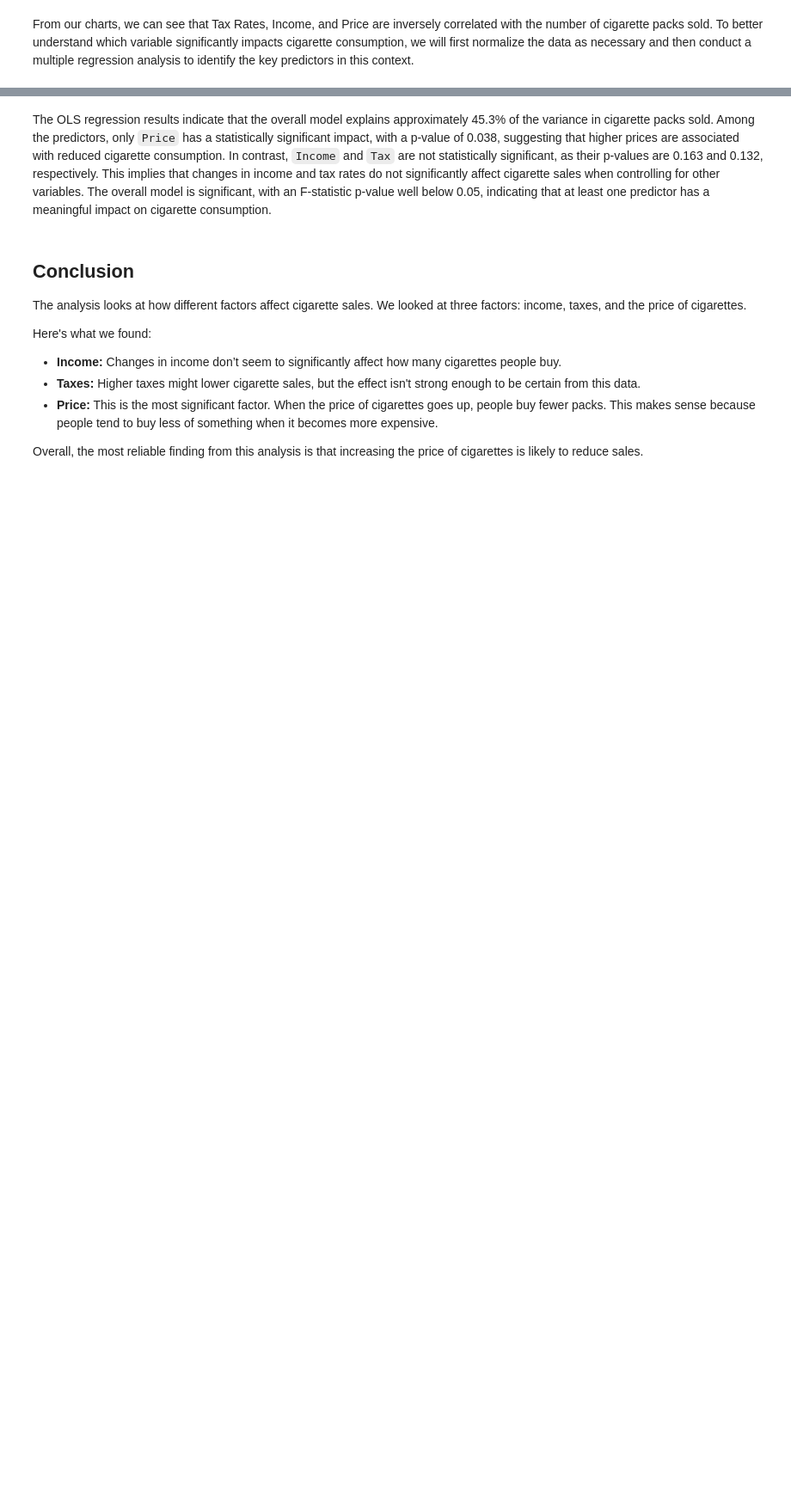
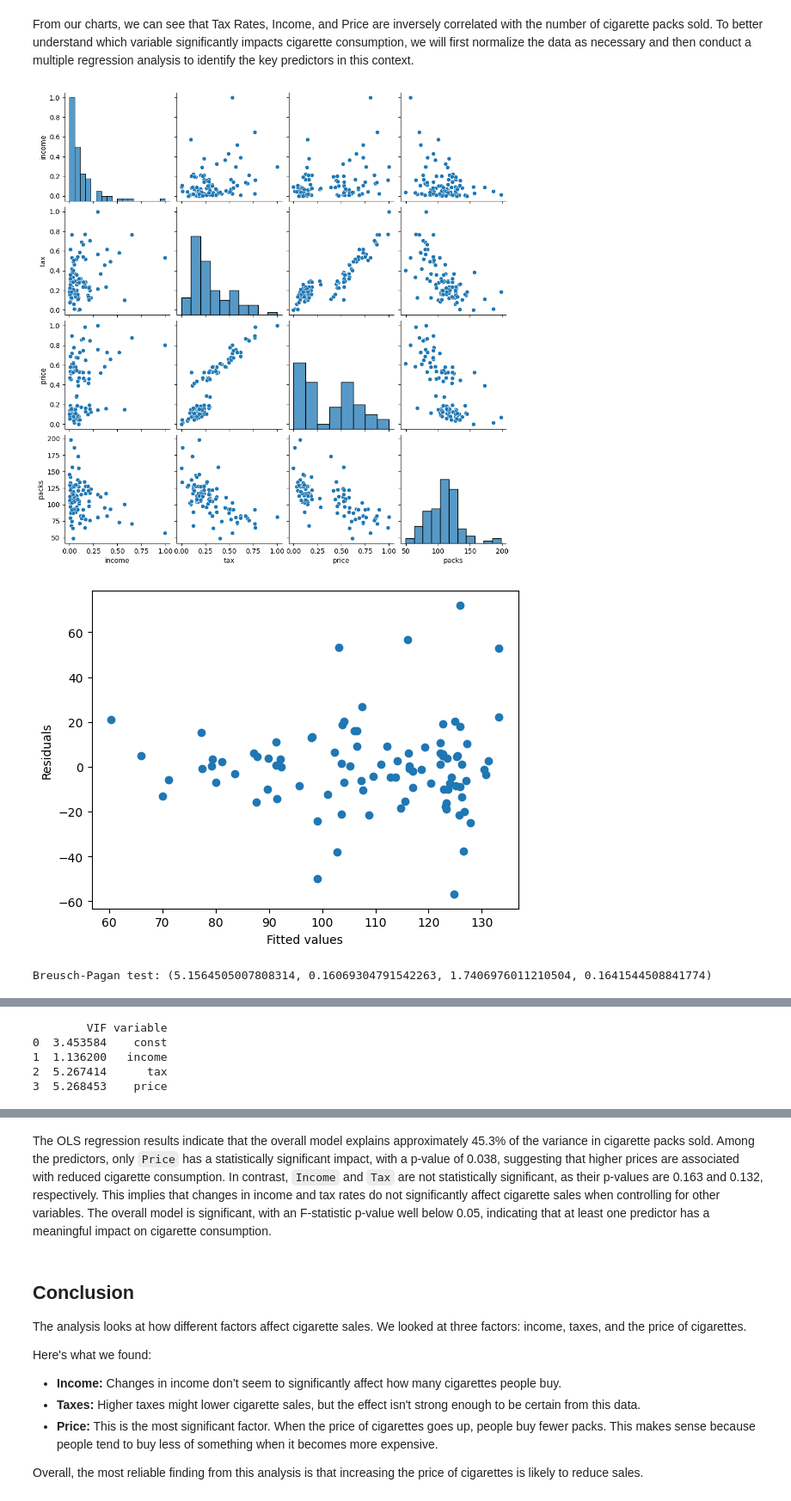
Before and after one commit to bpananalytics/bpananalytics, a Jupyter notebook: Price_Over_Income_Unveiling_the_Key_Driver_of_Cigarette_Consumption.ipynb, the cells around one changed output, grey strips where cells are left out. Shown at 86% size. Saved outputs shown, nothing was run; the diff lists cells and outputs as text; code cells hidden in the pictures; blank space fills up the shorter version.

```diff
--- a/Price_Over_Income_Unveiling_the_Key_Driver_of_Cigarette_Consumption.ipynb
+++ b/Price_Over_Income_Unveiling_the_Key_Driver_of_Cigarette_Consumption.ipynb
@@ -213,3 +213,77 @@ scaler_min_max = MinMaxScaler()
 
 # Normalize the numerical columns
 df[numerical_columns] = scaler_min_max.fit_transform(df[numerical_columns])
+# %%
+import pandas as pd
+import numpy as np
+import seaborn as sns
+import matplotlib.pyplot as plt
+import statsmodels.api as sm
+from statsmodels.stats.outliers_influence import variance_inflation_factor
+
+# Load your data
+# df = pd.read_csv('your_data.csv')
+
+# Define independent variables and dependent variable
+X = df[['income', 'tax', 'price']]
+y = df['packs']
+
+# Add a constant to the model (intercept)
+X = sm.add_constant(X)
+
+# Fit the model
+model = sm.OLS(y, X).fit()
+
+## Checks for conditions of Multiple Regression
+
+# Check Linearity
+sns.pairplot(df[['income', 'tax', 'price', 'packs']])
+plt.show()
+
+
+# Check Homoscedasticity
+plt.scatter(model.fittedvalues, model.resid)
+plt.xlabel('Fitted values')
+plt.ylabel('Residuals')
+plt.show()
+
+# Breusch-Pagan test
+from statsmodels.stats.diagnostic import het_breuschpagan
+bp_test = het_breuschpagan(model.resid, model.model.exog)
+print('Breusch-Pagan test:', bp_test)
+
+# Plot residuals against fitted values
+fitted_values = model.fittedvalues
+residuals = model.resid
+
+plt.figure(figsize=(10, 6))
+sns.residplot(x=fitted_values, y=residuals, lowess=True, line_kws={'color': 'red', 'lw': 1})
+plt.xlabel('Fitted Values')
+plt.ylabel('Residuals')
+plt.title('Residuals vs Fitted Values')
+plt.show()
+
+# Check Multicollinearity
+vif = pd.DataFrame()
+vif["VIF"] = [variance_inflation_factor(X.values, i) for i in range(X.shape[1])]
+vif["variable"] = X.columns
+print(vif)
+
+# Get the residuals
+residuals = model.resid
+
+# Plot the histogram of the residuals
+plt.figure(figsize=(10, 6))
+sns.histplot(residuals, kde=True, bins=30)
+plt.xlabel('Residuals')
+plt.ylabel('Frequency')
+plt.title('Histogram of Residuals')
+plt.show()
+
+# Shapiro-Wilk test
+from scipy import stats
+print('Shapiro-Wilk test:', stats.shapiro(model.resid))
+# %% [output]
+[figure, added]
+[figure, added]
+Breusch-Pagan test: (5.1564505007808314, 0.16069304791542263, 1.7406976011210504, 0.1641544508841774)
@@ -215,0 +291,5 @@ df[numerical_columns] = scaler_min_max.fit_transform(df[numerical_columns])
+        VIF variable
+0  3.453584    const
+1  1.136200   income
+2  5.267414      tax
+3  5.268453    price
```
Also changed, not shown: parts of 9 cells of this notebook.
